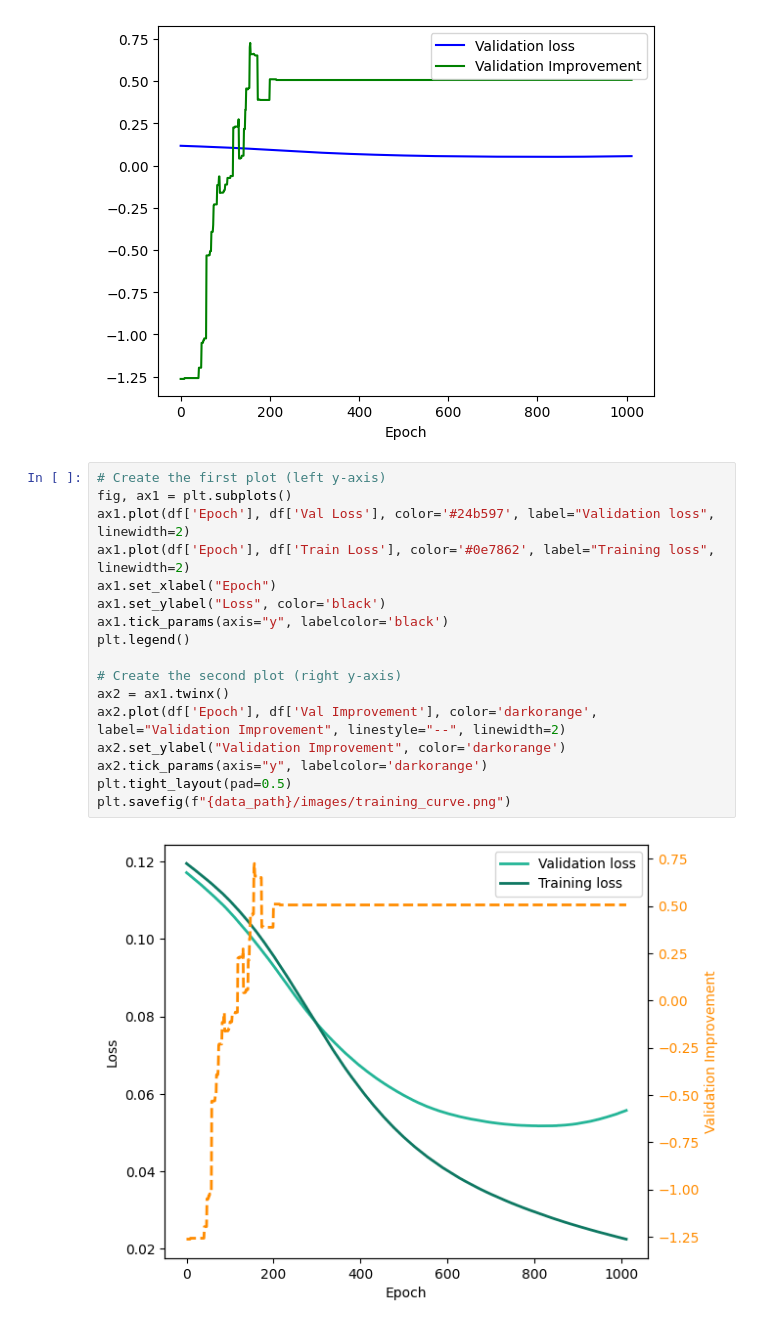
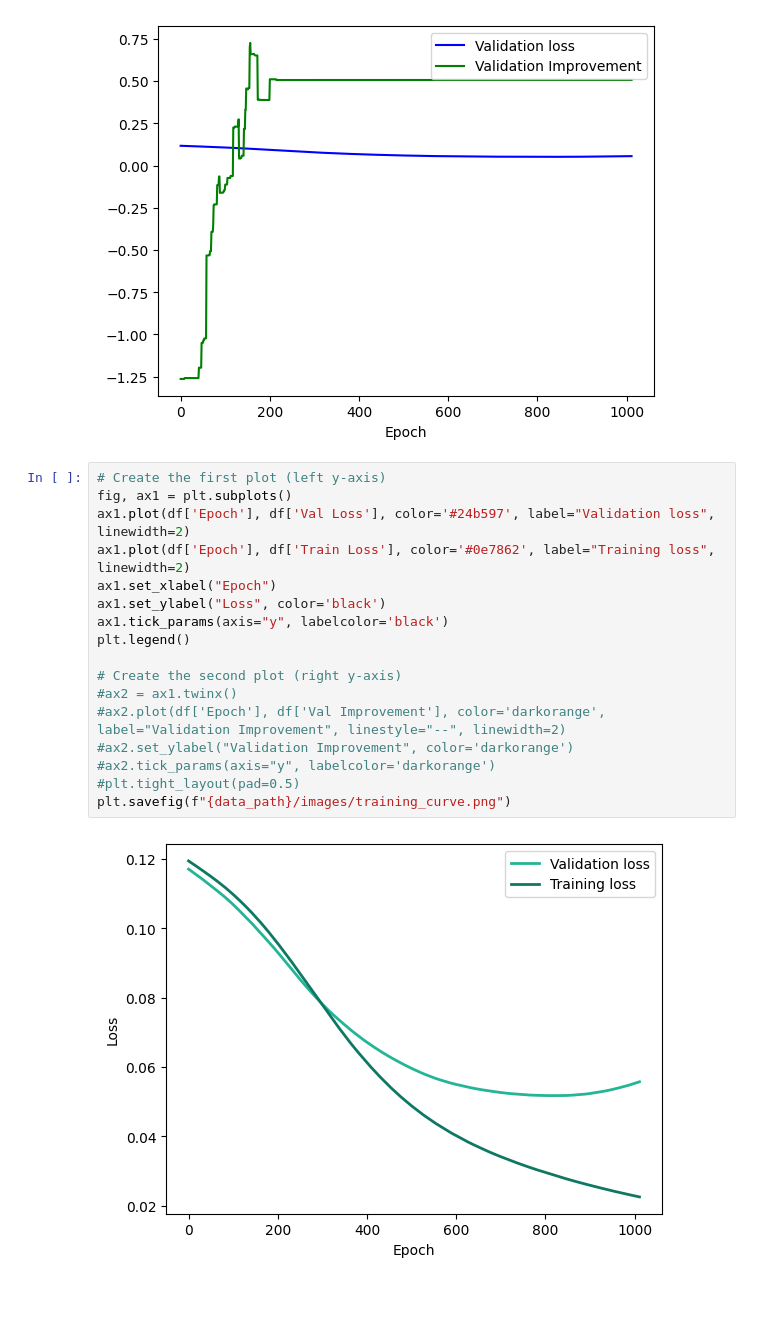
Before and after one commit to lisaxeverest/6.7960-fa24-project, a Jupyter notebook: train_plot.ipynb, the cells around one changed output. Cells and saved outputs as stored; diff of their text form; blank space fills up the shorter version.

```diff
--- a/train_plot.ipynb
+++ b/train_plot.ipynb
@@ -48,19 +48,19 @@ plt.legend()
 # %%
 # Create the first plot (left y-axis)
 fig, ax1 = plt.subplots()
 ax1.plot(df['Epoch'], df['Val Loss'], color='#24b597', label="Validation loss", linewidth=2)
 ax1.plot(df['Epoch'], df['Train Loss'], color='#0e7862', label="Training loss", linewidth=2)
 ax1.set_xlabel("Epoch")
 ax1.set_ylabel("Loss", color='black')
 ax1.tick_params(axis="y", labelcolor='black')
 plt.legend()
 
 # Create the second plot (right y-axis)
-ax2 = ax1.twinx()
-ax2.plot(df['Epoch'], df['Val Improvement'], color='darkorange', label="Validation Improvement", linestyle="--", linewidth=2)
-ax2.set_ylabel("Validation Improvement", color='darkorange')
-ax2.tick_params(axis="y", labelcolor='darkorange')
-plt.tight_layout(pad=0.5)
+#ax2 = ax1.twinx()
+#ax2.plot(df['Epoch'], df['Val Improvement'], color='darkorange', label="Validation Improvement", linestyle="--", linewidth=2)
+#ax2.set_ylabel("Validation Improvement", color='darkorange')
+#ax2.tick_params(axis="y", labelcolor='darkorange')
+#plt.tight_layout(pad=0.5)
 plt.savefig(f"{data_path}/images/training_curve.png")
 # %% [output]
-[figure, old version]
+[figure, new version]
```
